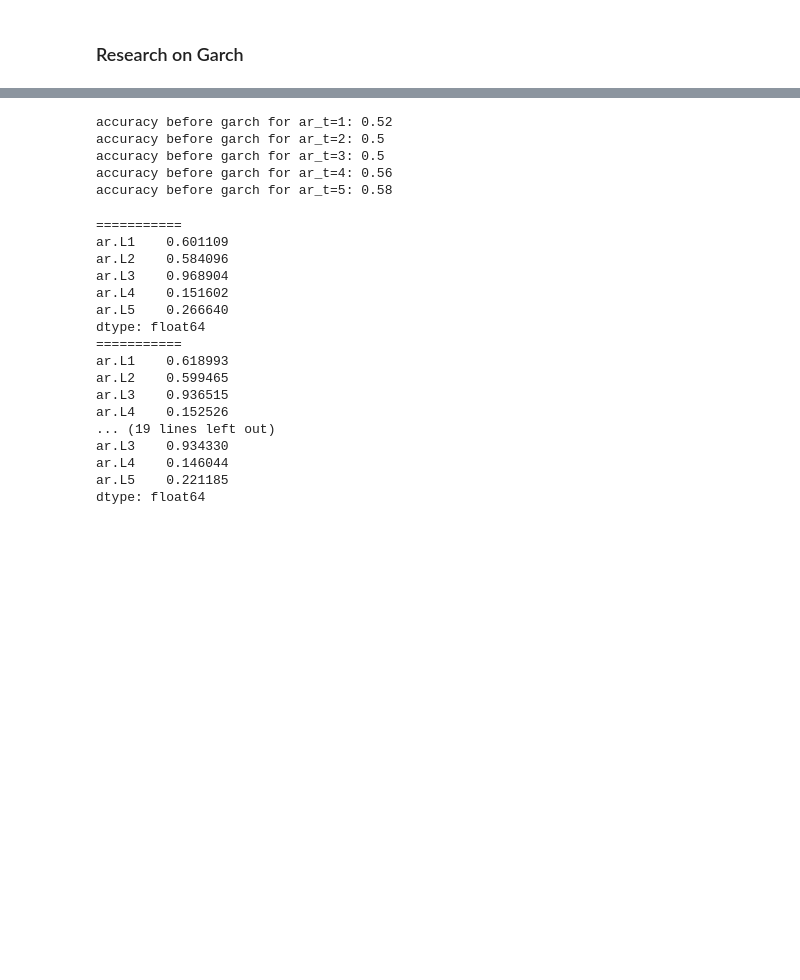
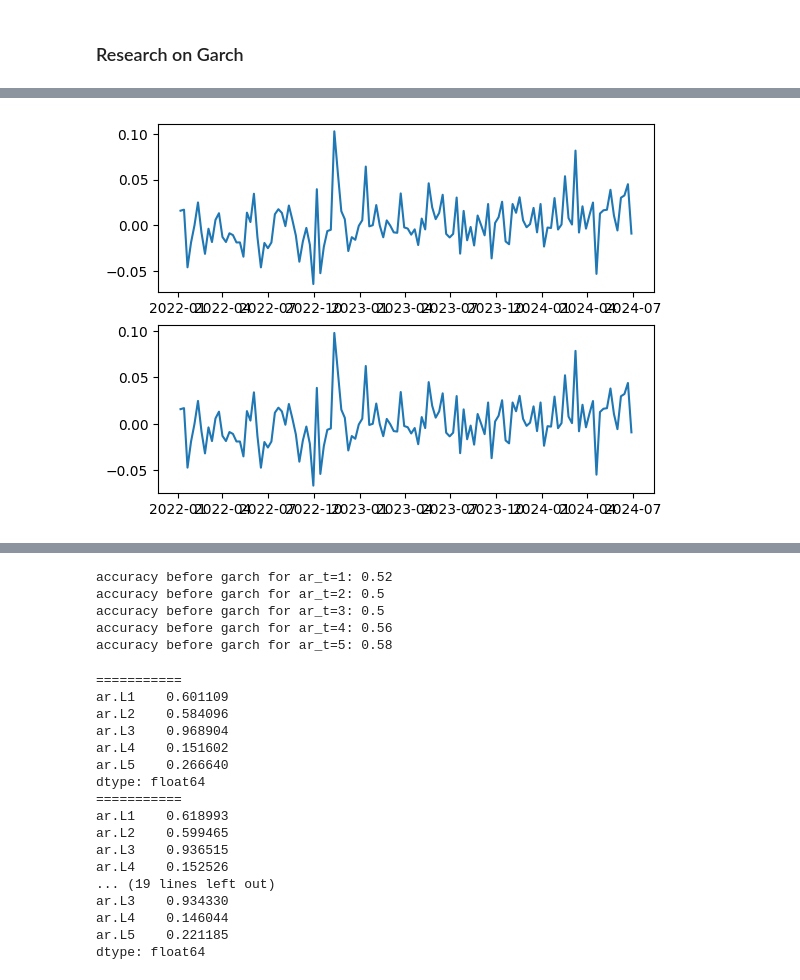
Before and after one commit to tsungyou/TS, a Jupyter notebook: ARIMA_GARCH_research.ipynb, the cells around one changed output, grey strips where cells are left out. Drawn from its saved outputs; the diff is of its cells as text; code cells hidden in the pictures; blank space fills up the shorter version.

```diff
--- a/ARIMA_GARCH_research.ipynb
+++ b/ARIMA_GARCH_research.ipynb
@@ -35,0 +58,7 @@ pct_change = close.pct_change(fill_method=None).dropna(how='all', axis=0)
+# %%
+fig, ax = plt.subplots((2))
+ax[0].plot(train_pct)
+ax[1].plot(log_pct)
+plt.show()
+# %% [output]
+[figure, added]
```
Also changed, not shown: parts of 30 cells of this notebook, 19 other files.
